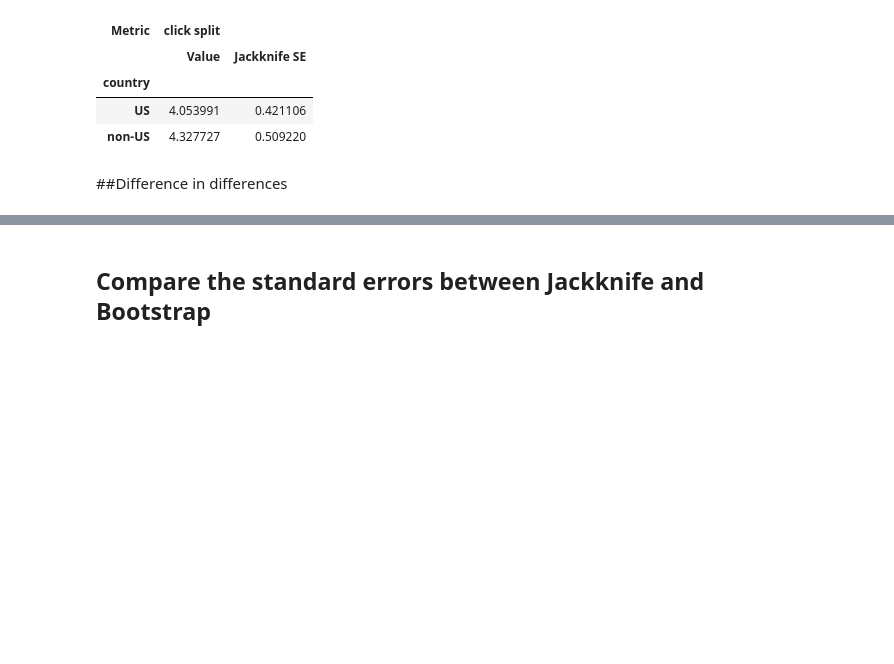
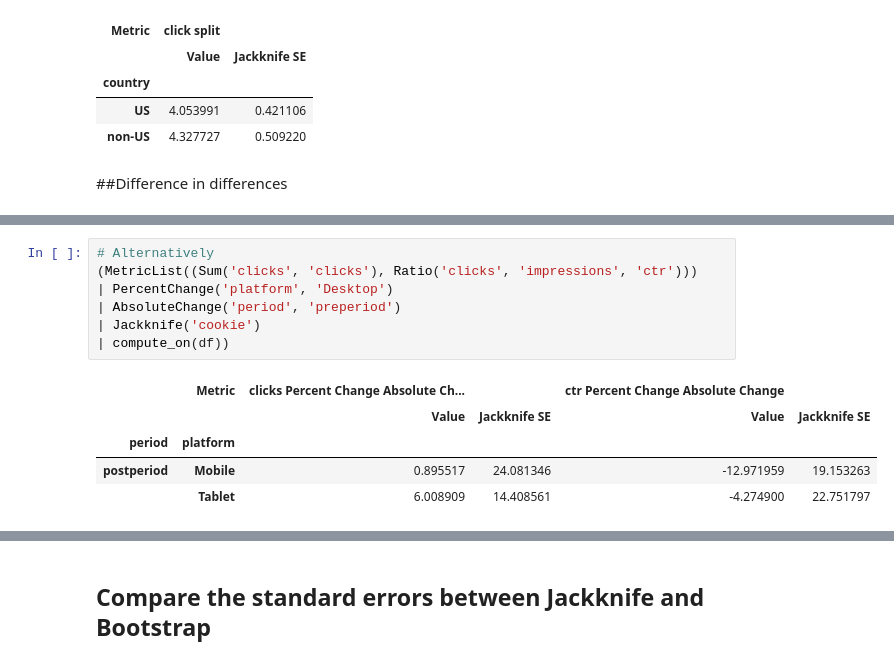
Before and after one commit to google/meterstick, a Jupyter notebook: meterstick_demo.ipynb, the cells around one changed output, grey strips where cells are left out. Saved outputs shown, nothing was run; the diff lists cells and outputs as text; blank space fills up the shorter version.

```diff
--- a/meterstick_demo.ipynb
+++ b/meterstick_demo.ipynb
@@ -1541,3 +1540,16 @@ Jackknife('cookie', did).compute_on(df)
 | platform |  |  |  |  |
 | Mobile | 0.895517 | 24.081346 | -12.971959 | 19.153263 |
 | Tablet | 6.008909 | 14.408561 | -4.274900 | 22.751797 |
+# %%
+# Alternatively
+(MetricList((Sum('clicks', 'clicks'), Ratio('clicks', 'impressions', 'ctr')))
+| PercentChange('platform', 'Desktop')
+| AbsoluteChange('period', 'preperiod')
+| Jackknife('cookie')
+| compute_on(df))
+# %% [output]
+|  | Metric | clicks Percent Change Absolute Ch... |  | ctr Percent Change Absolute Change |  |
+|  |  | Value | Jackknife SE | Value | Jackknife SE |
+| period | platform |  |  |  |  |
+| postperiod | Mobile | 0.895517 | 24.081346 | -12.971959 | 19.153263 |
+|  | Tablet | 6.008909 | 14.408561 | -4.274900 | 22.751797 |
```
Also changed, not shown: parts of 19 cells of this notebook, 1 other file.
